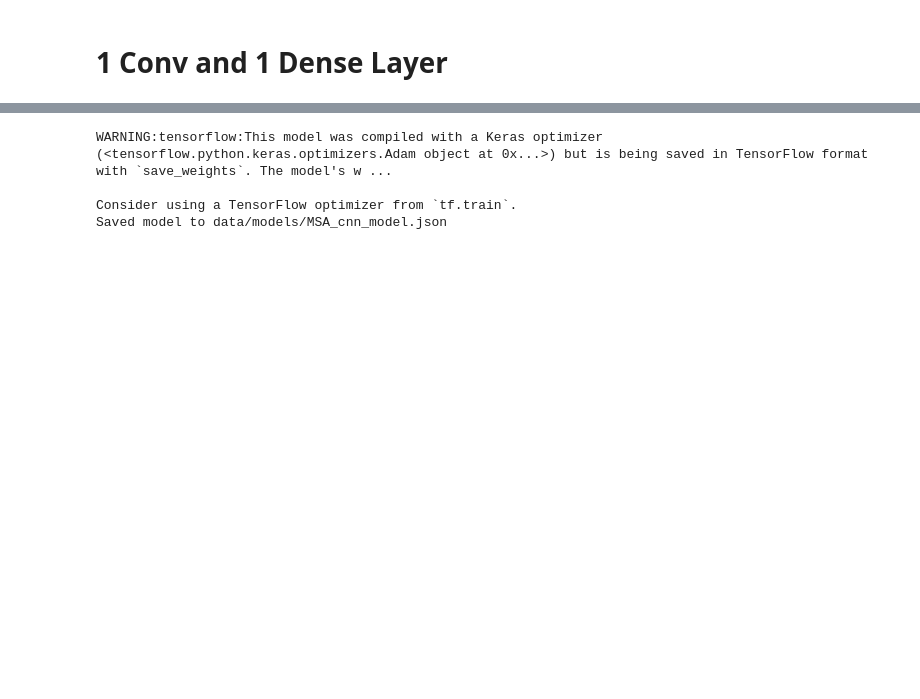
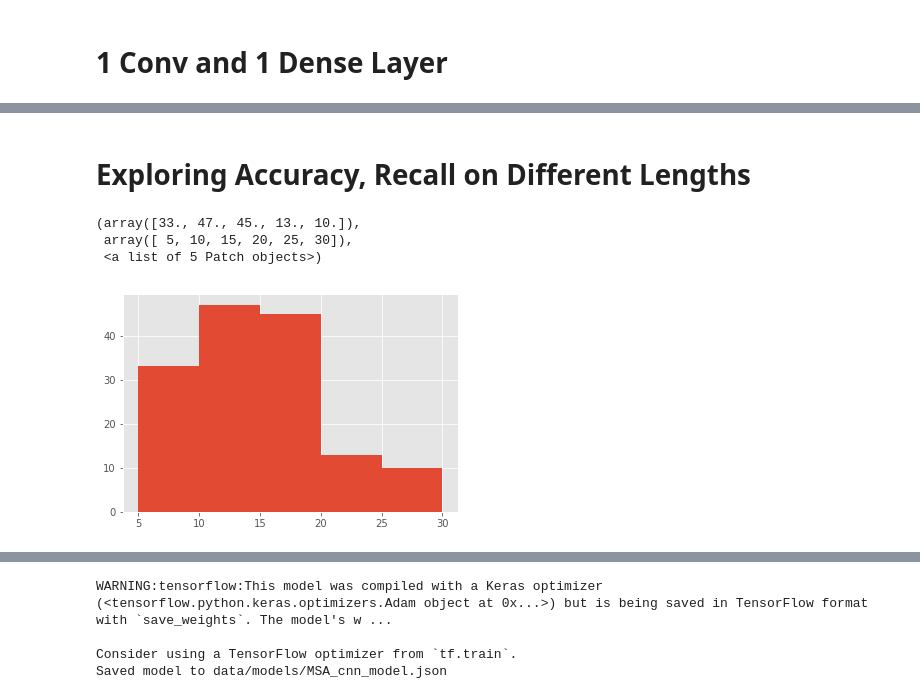
Before and after one commit to wlifferth/msc, a Jupyter notebook: MoralSentimentAnalysisCNN.ipynb, the cells around one changed output, grey strips where cells are left out. Cells and saved outputs as stored; diff of their text form; code cells hidden in the pictures; blank space fills up the shorter version.

```diff
--- a/MoralSentimentAnalysisCNN.ipynb
+++ b/MoralSentimentAnalysisCNN.ipynb
@@ -306,0 +411,10 @@ _________________________________________________________________
+# %% [markdown]
+# Exploring Accuracy, Recall on Different Lengths
+# %%
+training_df["length"] = training_df["text"].apply(lambda x: len(x.split()))
+plt.hist(training_df["length"], bins=[5, 10, 15, 20, 25, 30])
+# %% [output]
+(array([33., 47., 45., 13., 10.]),
+ array([ 5, 10, 15, 20, 25, 30]),
+ <a list of 5 Patch objects>)
+[figure, added]
```
Also changed, not shown: parts of 40 cells of this notebook, 1 other file.
